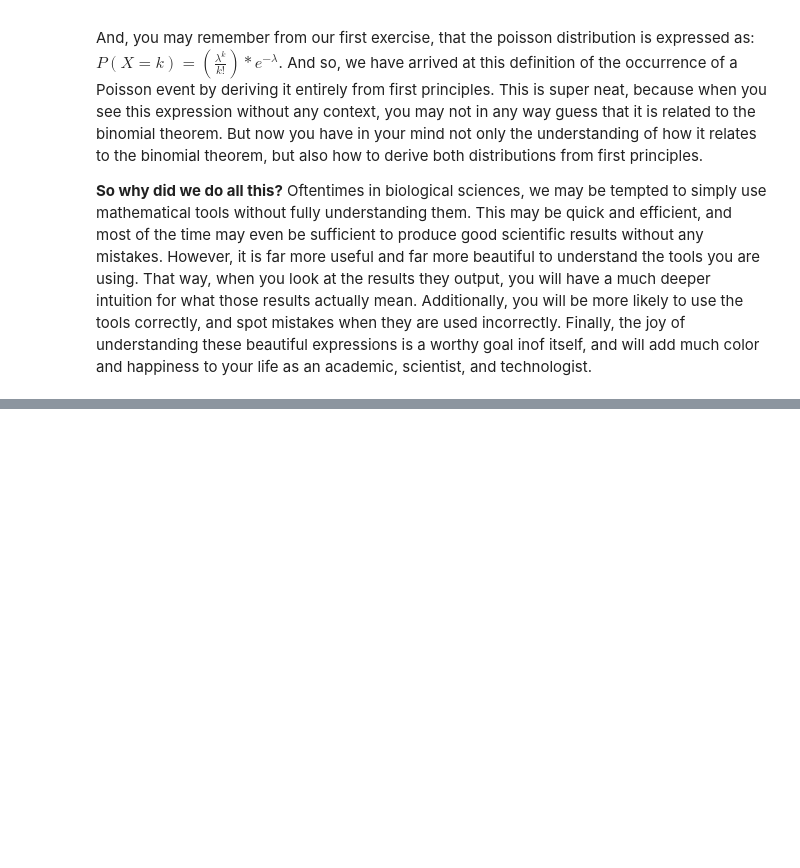
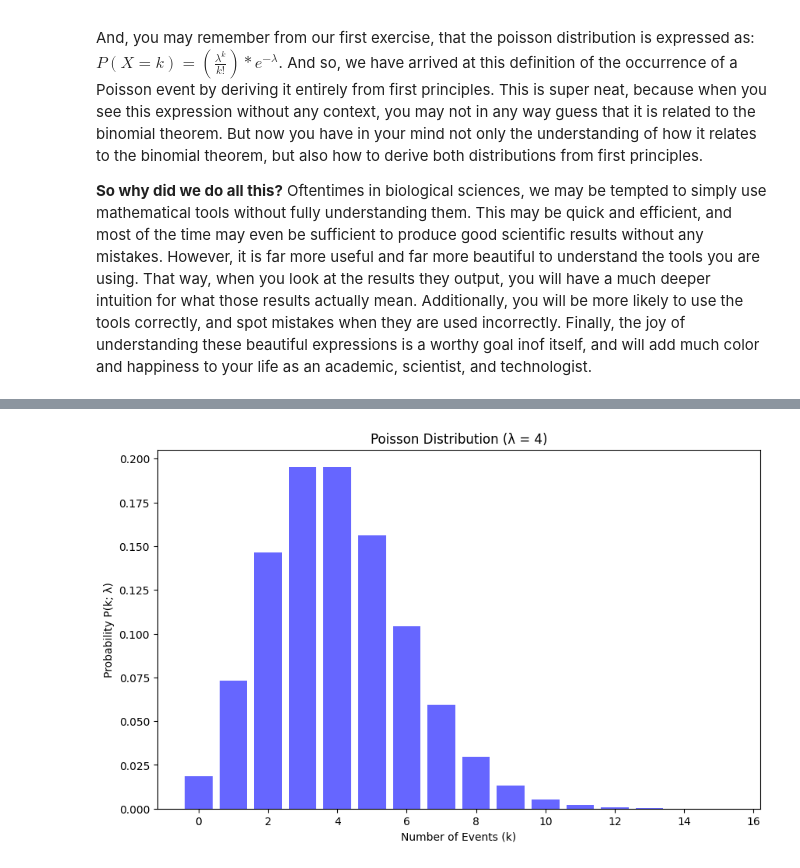
Before and after one commit to ilyaernston/BSA-2024, a Jupyter notebook: week-2-into-to-Poisson-Processes/exercise_2_intro_poisson.ipynb, the cells around one changed output, grey strips where cells are left out. Saved outputs shown, nothing was run; the diff lists cells and outputs as text; code cells hidden in the pictures; blank space fills up the shorter version.

```diff
--- a/week-2-into-to-Poisson-Processes/exercise_2_intro_poisson.ipynb
+++ b/week-2-into-to-Poisson-Processes/exercise_2_intro_poisson.ipynb
@@ -245,0 +293,20 @@ And, you may remember from our first exercise, that the poisson distribution is
+# %%
+import math
+
+# Function to calculate factorial without using external libraries
+def factorial(k):
+    result = 1
+    for i in range(1, k + 1):
+        result *= i
+    return result
+
+# Function to calculate Poisson probability P(k; lambda)
+def poisson_probability(lmbda, k):
+    if k < 0 or lmbda < 0:
+        return 0  # Probability is zero for invalid inputs
+    return (lmbda ** k * math.exp(-lmbda)) / factorial(k)
+
+# Testing the function with λ = 2.5 and k = 3
+lambda_value = 2.5
+k_value = 3
+print(f"The probability of observing {k_value} events with λ = {lambda_value} is {poisson_probability(lambda_value, k_value):.4f}")
@@ -245,0 +333,25 @@ And, you may remember from our first exercise, that the poisson distribution is
+# %%
+import matplotlib.pyplot as plt
+
+# Function to plot Poisson distribution for a given λ and range of k values
+def plot_poisson_distribution(lmbda, k_range):
+    probabilities = []
+    k_values = list(range(k_range + 1))
+
+    # Calculate Poisson probability for each k in the range
+    for k in k_values:
+        prob = poisson_probability(lmbda, k)
+        probabilities.append(prob)
+
+    # Plot the distribution
+    plt.figure(figsize=(10, 6))
+    plt.bar(k_values, probabilities, color='blue', alpha=0.6)
+    plt.xlabel('Number of Events (k)')
+    plt.ylabel('Probability P(k; λ)')
+    plt.title(f'Poisson Distribution (λ = {lmbda})')
+    plt.show()
+
+# Testing the plotting function with λ = 4 and k_range = 15
+plot_poisson_distribution(4, 15)
+# %% [output]
+[figure, added]
```
Also changed, not shown: parts of 8 cells of this notebook.
